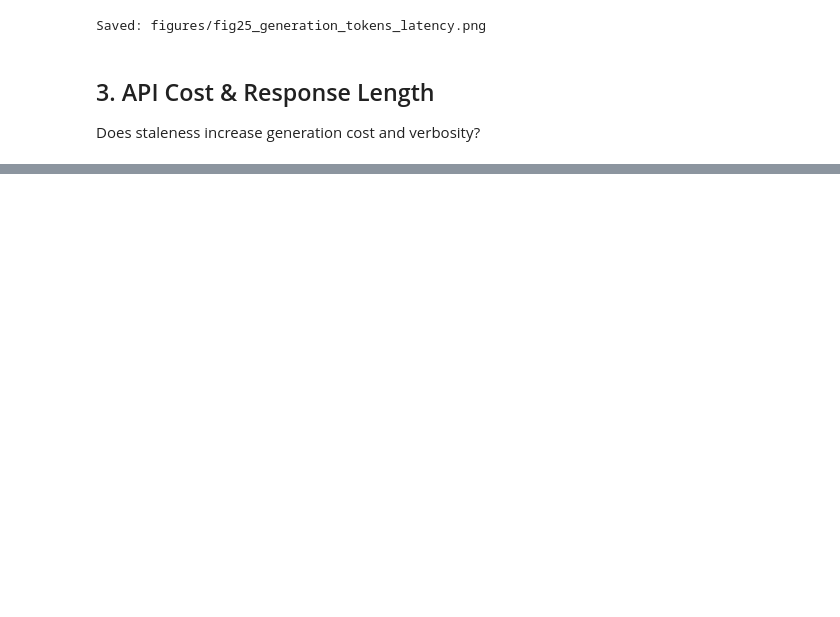
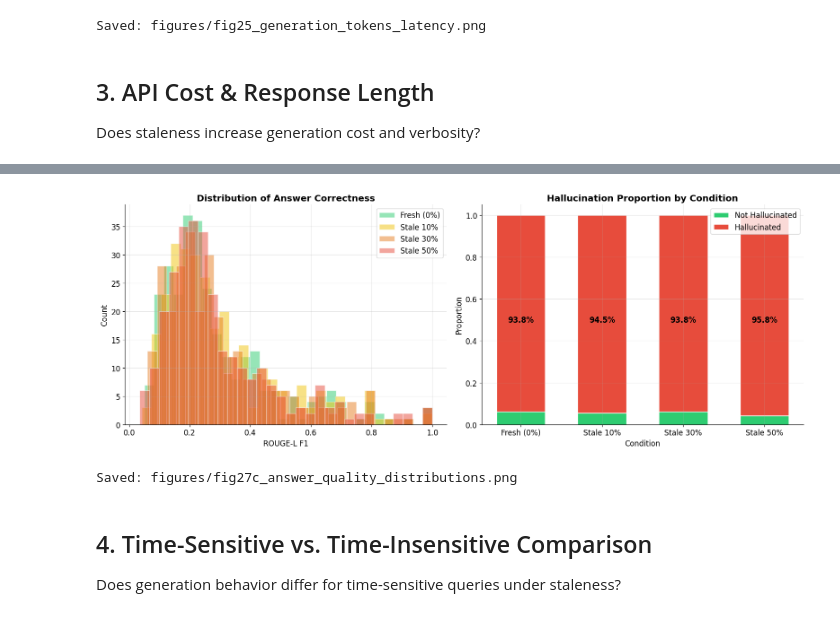
Before and after one commit to kaiagaoo/FreshRAG, a Jupyter notebook: notebooks/generation_analysis.ipynb, the cells around one changed output, grey strips where cells are left out. Cells and saved outputs as stored; diff of their text form; code cells hidden in the pictures; blank space fills up the shorter version.

```diff
--- a/notebooks/generation_analysis.ipynb
+++ b/notebooks/generation_analysis.ipynb
@@ -237,0 +319,39 @@ Saved: figures/fig26_generation_cost_length.png
+# %%
+# ── Fig 27c: Distribution of answer correctness & hallucination proportion ──
+fig, axes = plt.subplots(1, 2, figsize=(16, 6))
+
+ax = axes[0]
+for cond in CONDITIONS:
+    subset = df[df['condition'] == cond]['answer_correctness']
+    ax.hist(subset, bins=30, alpha=0.5, label=CONDITION_LABELS[cond], color=COLORS[cond], edgecolor='white')
+ax.set_xlabel('ROUGE-L F1')
+ax.set_ylabel('Count')
+ax.set_title('Distribution of Answer Correctness', fontweight='bold')
+ax.legend()
+
+# Hallucination: stacked bar showing hallucinated vs not per condition
+ax = axes[1]
+x = np.arange(len(CONDITIONS))
+hal_rates = [df[df['condition'] == c]['is_hallucination'].mean() for c in CONDITIONS]
+non_hal = [1 - r for r in hal_rates]
+bars1 = ax.bar(x, non_hal, 0.6, label='Not Hallucinated', color='#2ecc71', edgecolor='white')
+bars2 = ax.bar(x, hal_rates, 0.6, bottom=non_hal, label='Hallucinated', color='#e74c3c', edgecolor='white')
+ax.set_xlabel('Condition')
+ax.set_ylabel('Proportion')
+ax.set_title('Hallucination Proportion by Condition', fontweight='bold')
+ax.set_xticks(x)
+ax.set_xticklabels([CONDITION_LABELS[c] for c in CONDITIONS])
+ax.legend()
+for i, rate in enumerate(hal_rates):
+    ax.text(i, 0.5, f'{rate:.1%}', ha='center', va='center', fontsize=12, fontweight='bold')
+
+plt.tight_layout()
+plt.savefig('../figures/fig27c_answer_quality_distributions.png', dpi=150, bbox_inches='tight')
+plt.show()
+print('Saved: figures/fig27c_answer_quality_distributions.png')
+# %% [output]
+[figure, added]
+Saved: figures/fig27c_answer_quality_distributions.png
+# %% [markdown]
+## 4. Time-Sensitive vs. Time-Insensitive Comparison
+Does generation behavior differ for time-sensitive queries under staleness?
```
Also changed, not shown: parts of 22 cells of this notebook, 29 other files.
